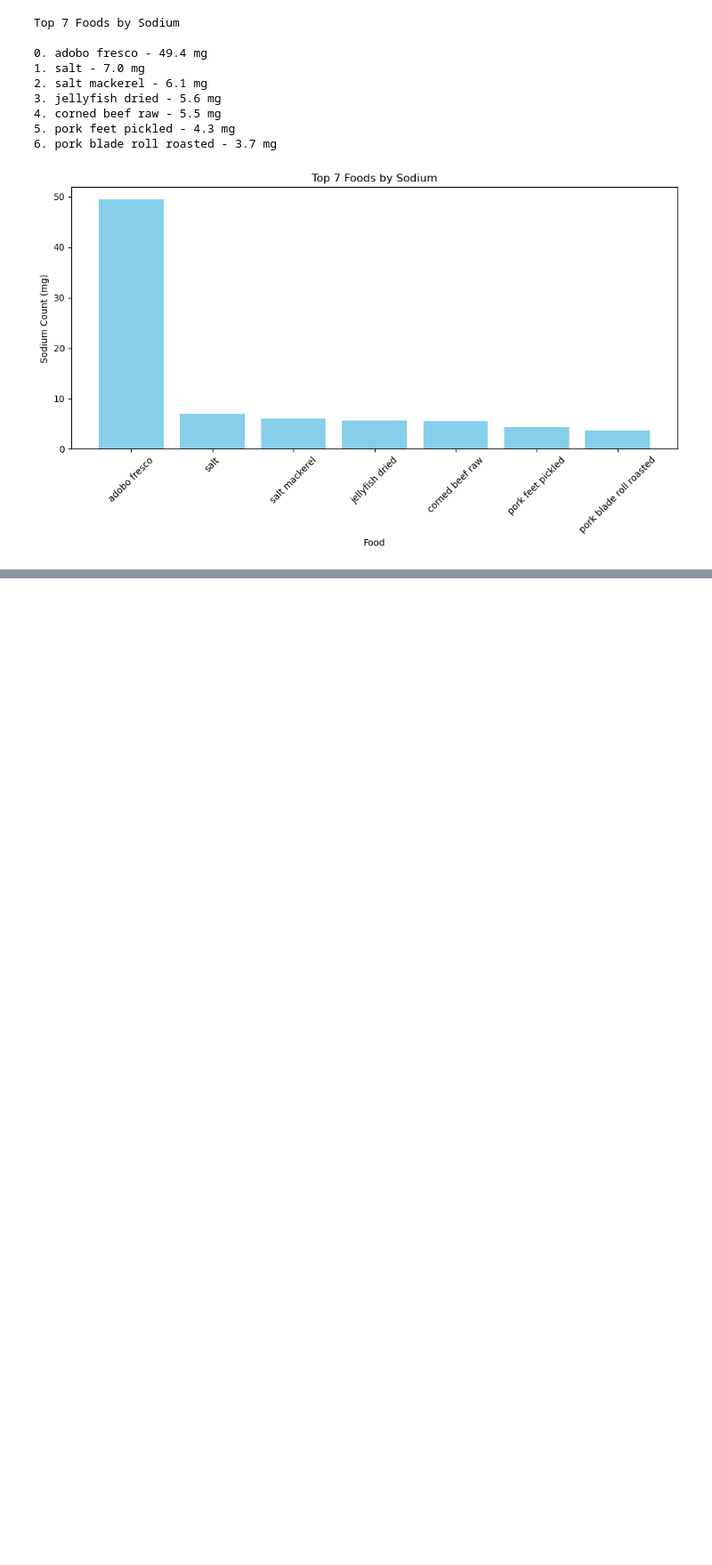
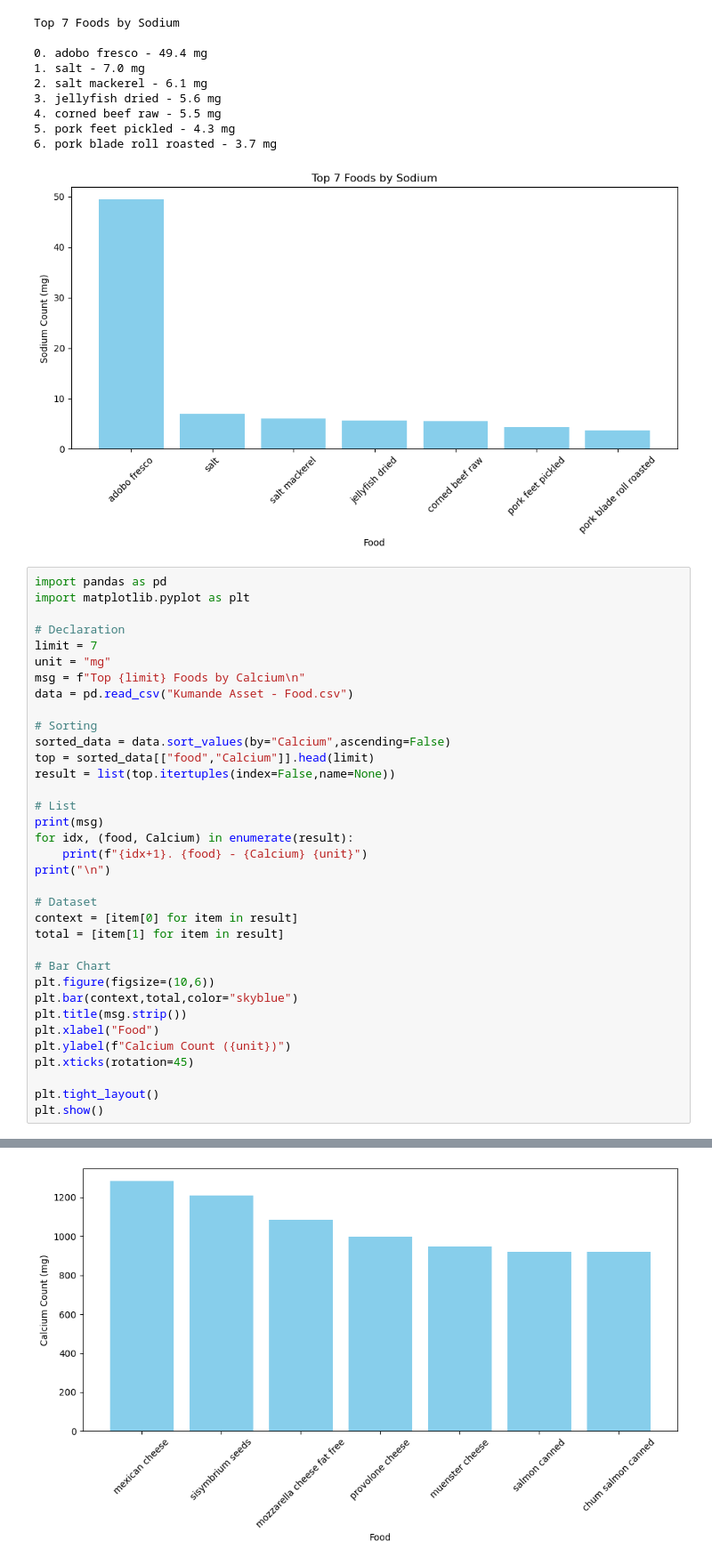
Before and after one commit to FlazeFy/Kumande-DS, a Jupyter notebook: Asset-Top Chart.ipynb, the cells around one changed output, grey strips where cells are left out. Shown: that part at 89% size. Saved outputs shown, nothing was run; the diff lists cells and outputs as text; blank space fills up the shorter version.

Commit message:
[DS] Top Chart for Top 7 Foods by Potassium, Top 7 Foods by Nutrition Density, Top 7 Foods by Calcium

```diff
--- a/Asset-Top Chart.ipynb
+++ b/Asset-Top Chart.ipynb
@@ -278,3 +278,39 @@ Top 7 Foods by Sodium
 5. pork feet pickled - 4.3 mg
 6. pork blade roll roasted - 3.7 mg
 [figure]
+# %%
+import pandas as pd
+import matplotlib.pyplot as plt
+
+# Declaration
+limit = 7
+unit = "mg"
+msg = f"Top {limit} Foods by Calcium\n"
+data = pd.read_csv("Kumande Asset - Food.csv")
+
+# Sorting
+sorted_data = data.sort_values(by="Calcium",ascending=False)
+top = sorted_data[["food","Calcium"]].head(limit)
+result = list(top.itertuples(index=False,name=None))
+
+# List
+print(msg)
+for idx, (food, Calcium) in enumerate(result):
+    print(f"{idx+1}. {food} - {Calcium} {unit}")
+print("\n")
+
+# Dataset
+context = [item[0] for item in result]
+total = [item[1] for item in result]
+
+# Bar Chart
+plt.figure(figsize=(10,6))
+plt.bar(context,total,color="skyblue")
+plt.title(msg.strip())
+plt.xlabel("Food")
+plt.ylabel(f"Calcium Count ({unit})")
+plt.xticks(rotation=45)
+
+plt.tight_layout()
+plt.show()
+# %% [output]
@@ -280,0 +326 @@ Top 7 Foods by Sodium
+[figure, added]
```
Also changed, not shown: parts of 3 cells of this notebook.
